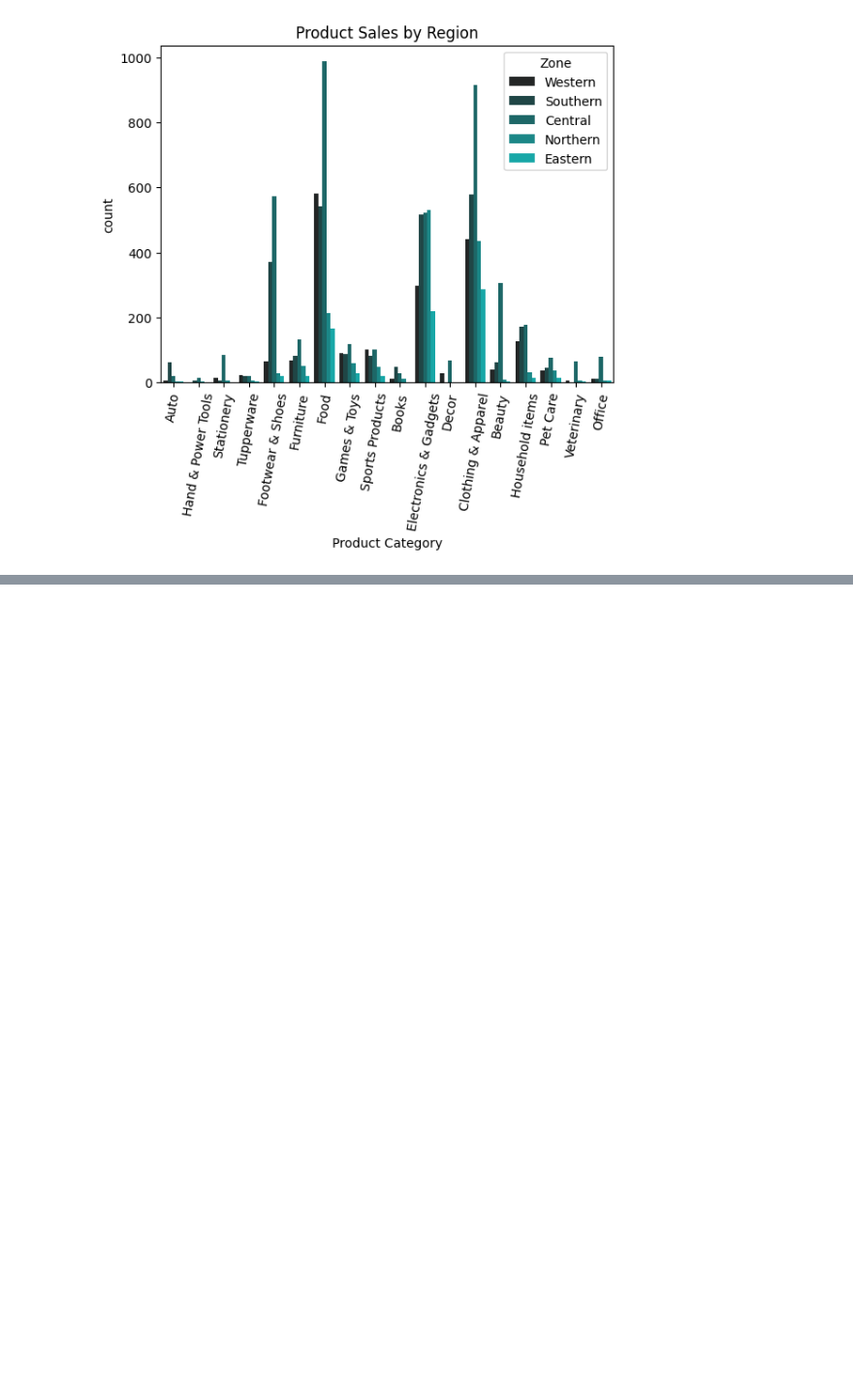
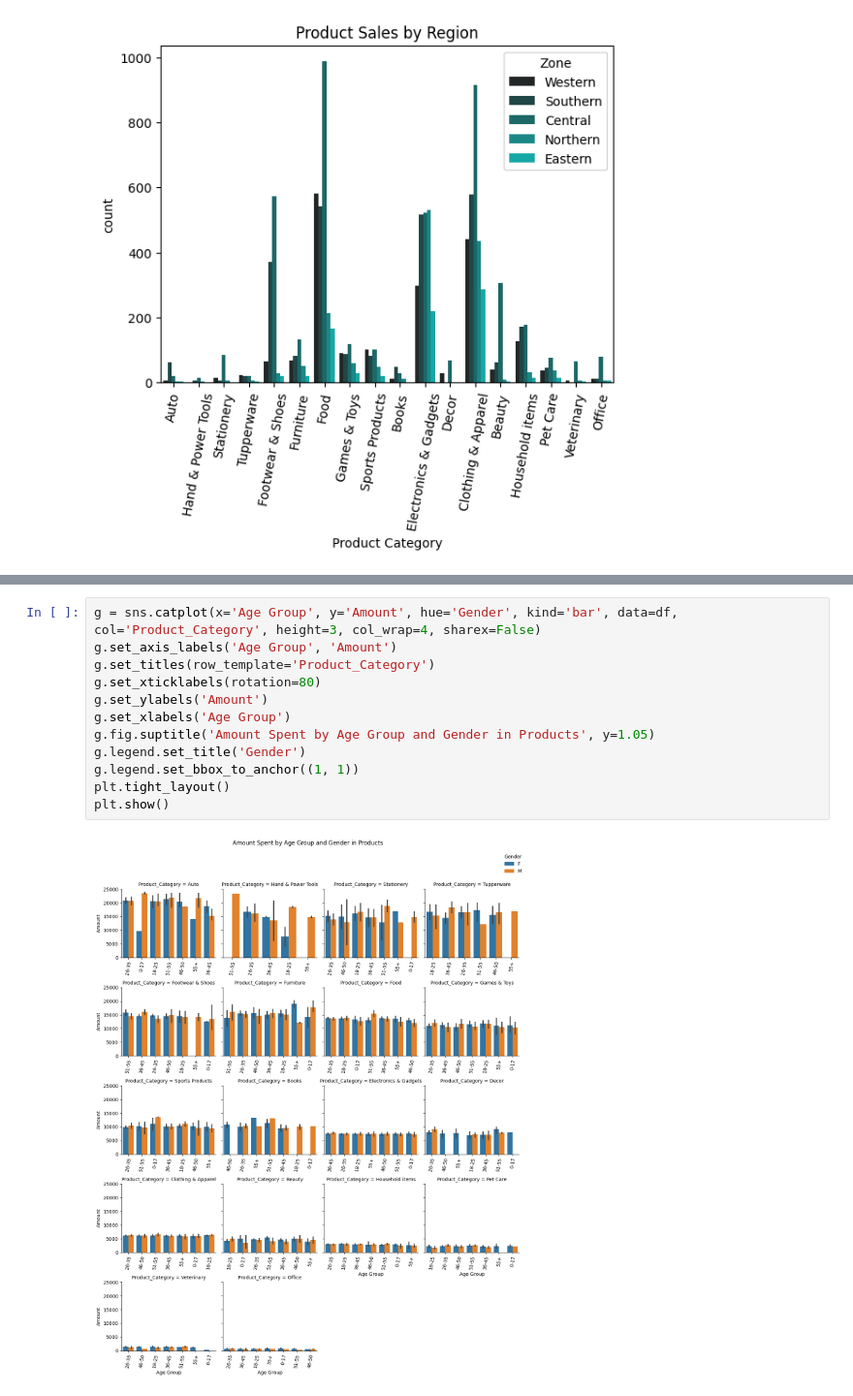
Before and after one commit to Jonny-T87/ML-Projects, a Jupyter notebook: SalesDataAnalysis.ipynb, the cells around one changed output, grey strips where cells are left out. Shown at 97% size. Cells and saved outputs as stored; diff of their text form; blank space fills up the shorter version.

```diff
--- a/SalesDataAnalysis.ipynb
+++ b/SalesDataAnalysis.ipynb
@@ -168,0 +178,14 @@ plt.show()
+# %%
+g = sns.catplot(x='Age Group', y='Amount', hue='Gender', kind='bar', data=df, col='Product_Category', height=3, col_wrap=4, sharex=False)
+g.set_axis_labels('Age Group', 'Amount')
+g.set_titles(row_template='Product_Category')
+g.set_xticklabels(rotation=80)
+g.set_ylabels('Amount')
+g.set_xlabels('Age Group')
+g.fig.suptitle('Amount Spent by Age Group and Gender in Products', y=1.05)
+g.legend.set_title('Gender')
+g.legend.set_bbox_to_anchor((1, 1))
+plt.tight_layout()
+plt.show()
+# %% [output]
+[figure, added]
```
Also changed, not shown: parts of 3 cells of this notebook.
